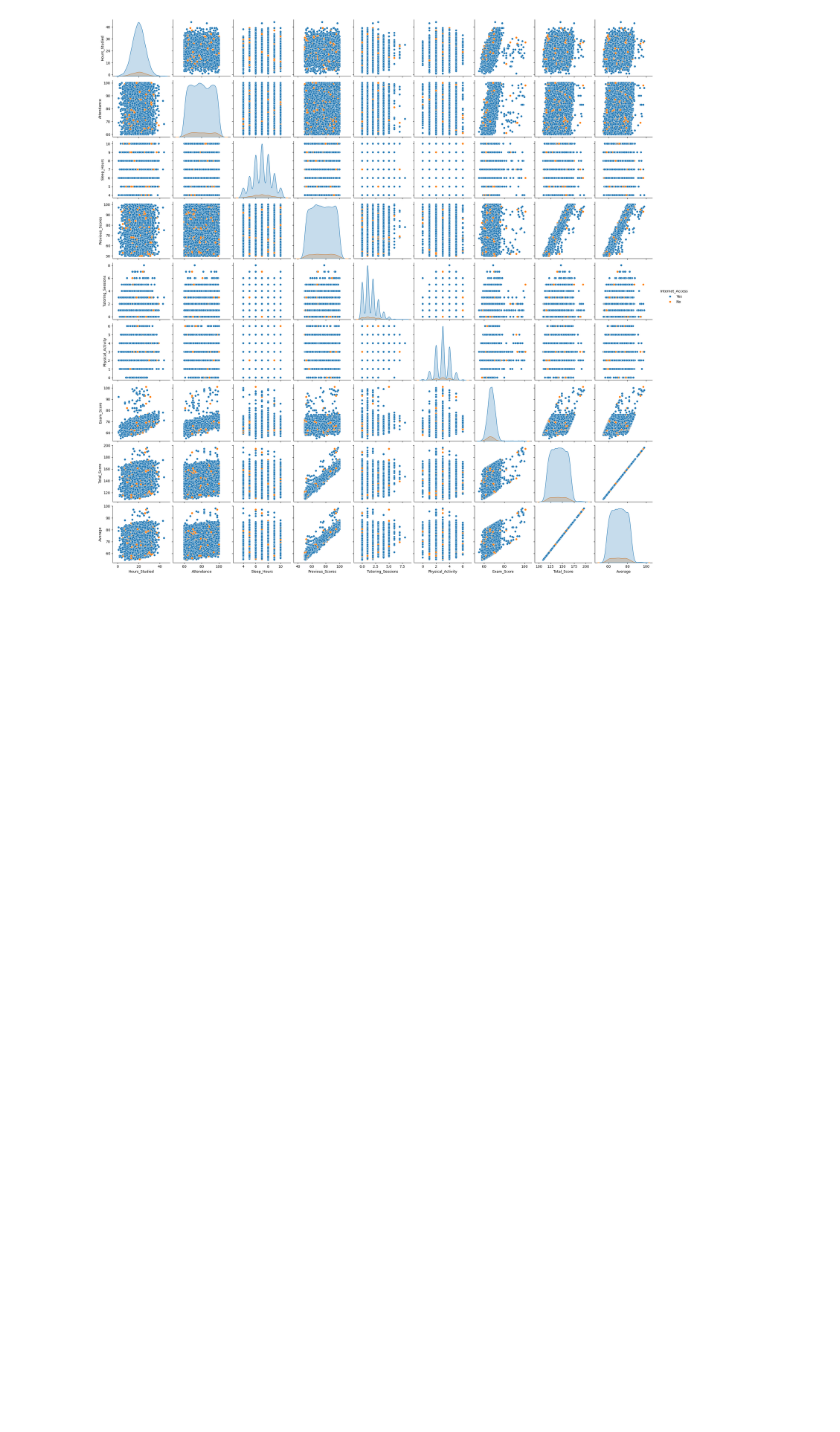
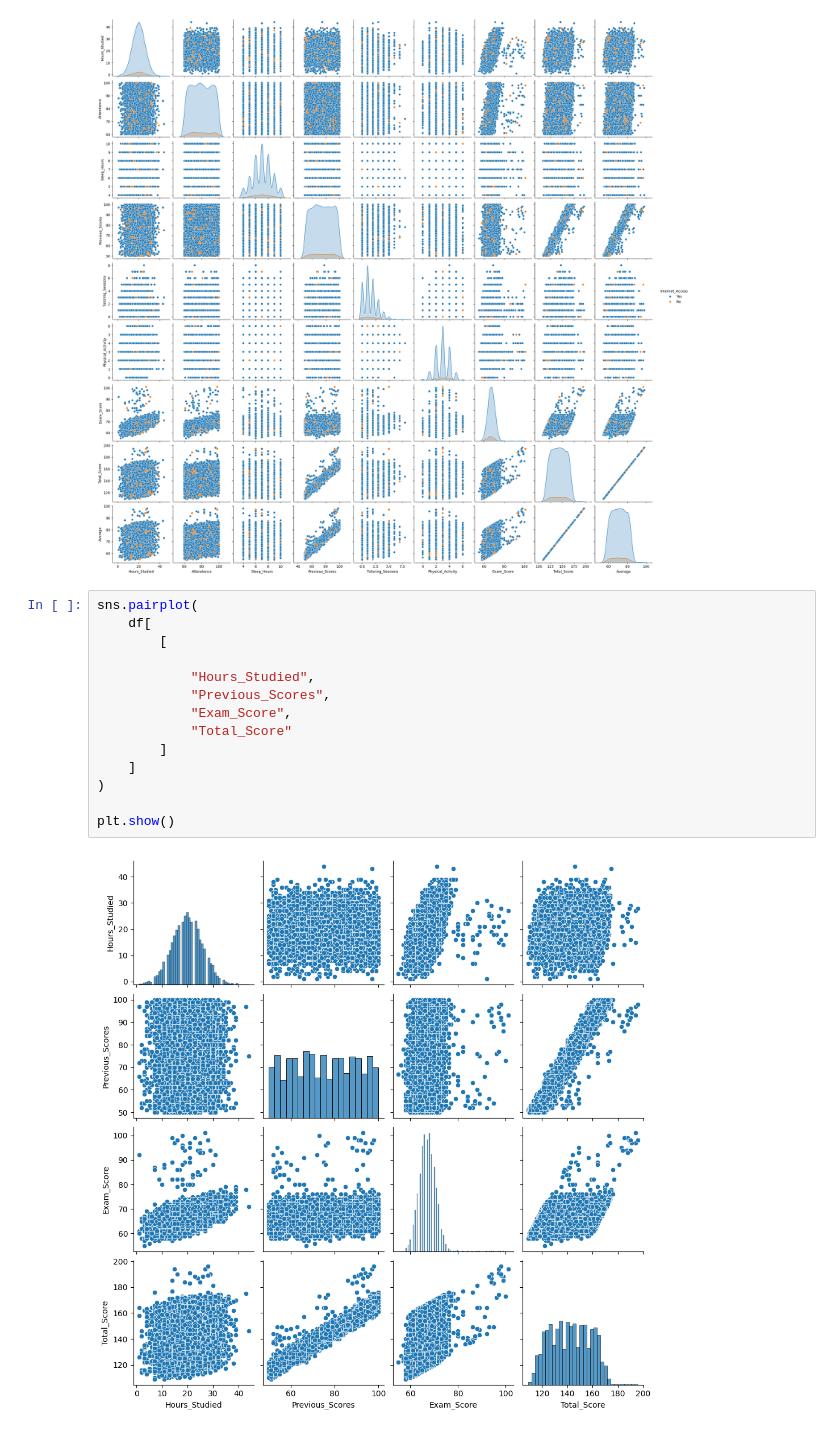
Before and after one commit to subhanawan724/pandas_practice, a Jupyter notebook: Subhan_practice.ipynb, the cells around one changed output. Saved outputs shown, nothing was run; the diff lists cells and outputs as text; blank space fills up the shorter version.

```diff
--- a/Subhan_practice.ipynb
+++ b/Subhan_practice.ipynb
@@ -440,3 +483,19 @@ sns.pairplot(df,hue = 'Internet_Access')
 plt.show()
 # %% [output]
 [figure]
+# %%
+sns.pairplot(
+    df[
+        [
+
+            "Hours_Studied",
+            "Previous_Scores",
+            "Exam_Score",
+            "Total_Score"
+        ]
+    ]
+)
+
+plt.show()
+# %% [output]
+[figure, added]
```
Also changed, not shown: parts of 13 cells of this notebook.
